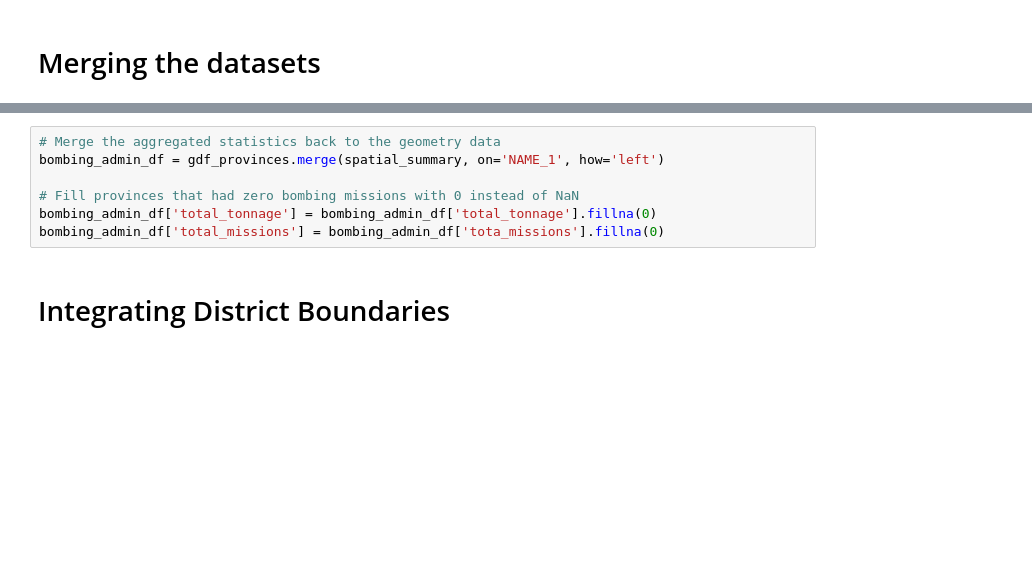
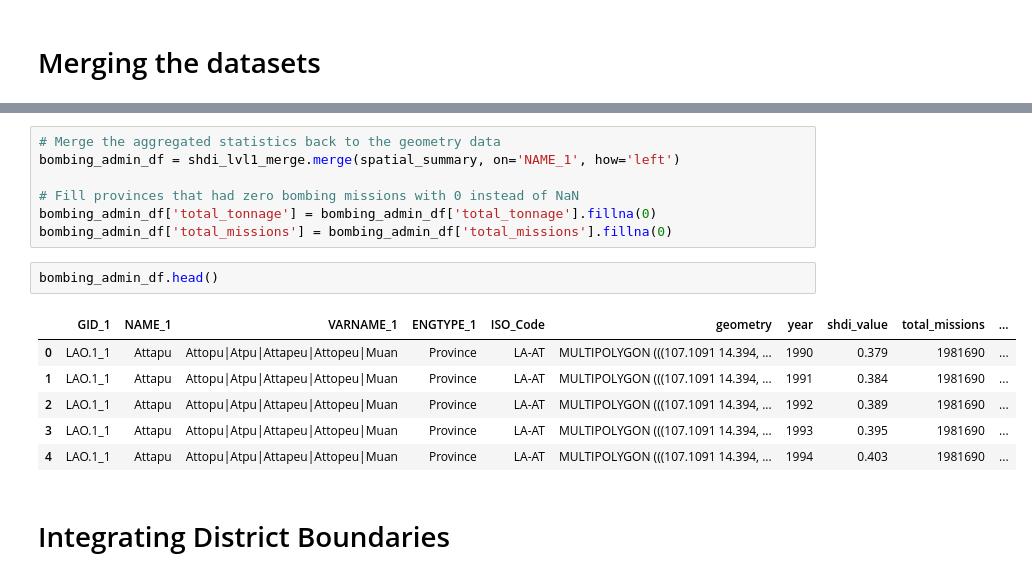
Before and after one commit to SMUREU/data-storytelling-brandon, a Jupyter notebook: notebooks/DataStorytelling.ipynb, the cells around one changed output, grey strips where cells are left out. Cells and saved outputs as stored; diff of their text form; blank space fills up the shorter version.

```diff
--- a/notebooks/DataStorytelling.ipynb
+++ b/notebooks/DataStorytelling.ipynb
@@ -192,10 +257,19 @@ print(spatial_summary.head())
 # %%
 # Merge the aggregated statistics back to the geometry data
-bombing_admin_df = gdf_provinces.merge(spatial_summary, on='NAME_1', how='left')
+bombing_admin_df = shdi_lvl1_merge.merge(spatial_summary, on='NAME_1', how='left')
 
 # Fill provinces that had zero bombing missions with 0 instead of NaN
 bombing_admin_df['total_tonnage'] = bombing_admin_df['total_tonnage'].fillna(0)
-bombing_admin_df['total_missions'] = bombing_admin_df['tota_missions'].fillna(0)
+bombing_admin_df['total_missions'] = bombing_admin_df['total_missions'].fillna(0)
+# %%
+bombing_admin_df.head()
+# %% [output]
+|  | GID_1 | NAME_1 | VARNAME_1 | ENGTYPE_1 | ISO_Code | geometry | year | shdi_value | total_missions | ... |
+| 0 | LAO.1_1 | Attapu | Attopu|Atpu|Attapeu|Attopeu|Muan | Province | LA-AT | MULTIPOLYGON (((107.1091 14.394, ... | 1990 | 0.379 | 1981690 | ... |
+| 1 | LAO.1_1 | Attapu | Attopu|Atpu|Attapeu|Attopeu|Muan | Province | LA-AT | MULTIPOLYGON (((107.1091 14.394, ... | 1991 | 0.384 | 1981690 | ... |
+| 2 | LAO.1_1 | Attapu | Attopu|Atpu|Attapeu|Attopeu|Muan | Province | LA-AT | MULTIPOLYGON (((107.1091 14.394, ... | 1992 | 0.389 | 1981690 | ... |
+| 3 | LAO.1_1 | Attapu | Attopu|Atpu|Attapeu|Attopeu|Muan | Province | LA-AT | MULTIPOLYGON (((107.1091 14.394, ... | 1993 | 0.395 | 1981690 | ... |
+| 4 | LAO.1_1 | Attapu | Attopu|Atpu|Attapeu|Attopeu|Muan | Province | LA-AT | MULTIPOLYGON (((107.1091 14.394, ... | 1994 | 0.403 | 1981690 | ... |
 # %% [markdown]
 # Integrating District Boundaries
 # %%
```
Also changed, not shown: parts of 9 cells of this notebook.
